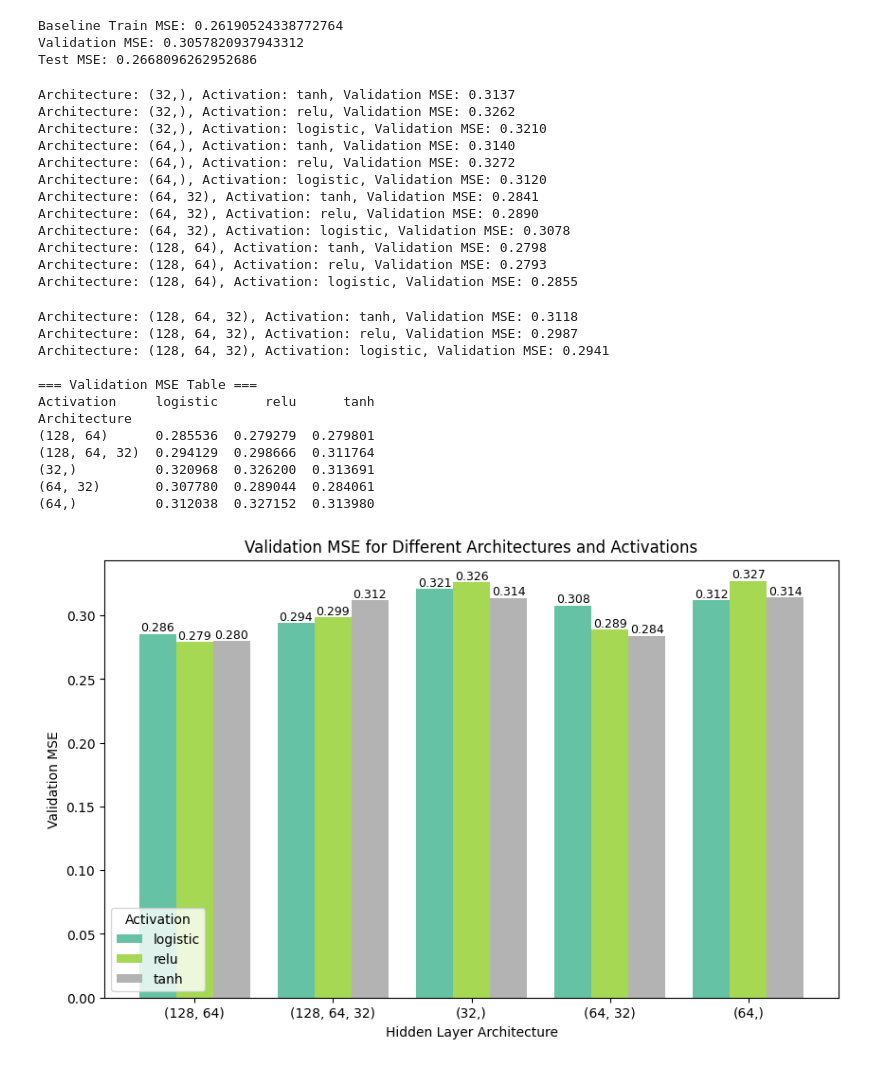
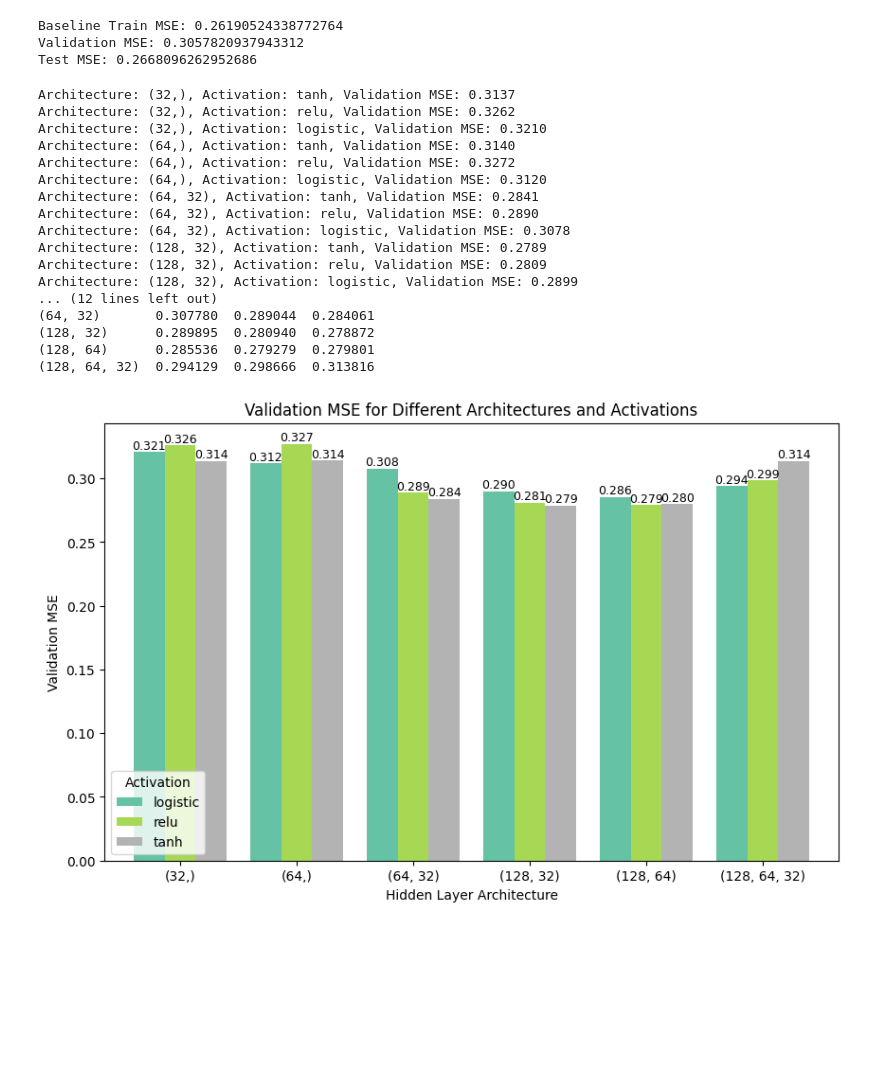
Before and after one commit to xfsd1448-uol/2603-Group-Project, a Jupyter notebook: main_Yannis.ipynb, the cells around one changed output. Drawn from its saved outputs; the diff is of its cells as text; code cells hidden in the pictures; blank space fills up the shorter version.

```diff
--- a/main_Yannis.ipynb
+++ b/main_Yannis.ipynb
@@ -344,6 +351,7 @@ architectures = [
     (32,),
     (64,),
     (64,32),
+    (128,32),
     (128,64),
     (128,64,32)
 ]
@@ -383,12 +391,18 @@ for arch in architectures:
             solver='adam',
             learning_rate_init=1e-3,
             max_iter=700,
-            n_iter_no_change=10,
             early_stopping=False,
             random_state=26
         )
+        #Adding n_iter_no_change can slightly speed up training because it affects the internal
+        #convergence checks, causing the optimizer to stabilize faster even without early stopping.
+        #添加n_iter_no_change 会稍微加快训练，因为它影响了内部收敛检查
+        # 使优化器即使在不使用 early stopping 的情况下也能更快稳定。
 
-
+        #Adding n_iter_no_change can slightly speed up training because it affects the internal
+        #convergence checks, causing the optimizer to stabilize faster even without early stopping.
+        #添加n_iter_no_change 会稍微加快训练，因为它影响了内部收敛检查
+        # 使优化器即使在不使用 early stopping 的情况下也能更快稳定。
         # Train the model on the training dataset.
         # 在训练集上训练模型
 
@@ -439,7 +453,7 @@ pivot_table = results_df.pivot(
 # 按定义的顺序重新排列架构
 # -------------------------------------------------
 
-order = ['(32,)', '(64,)', '(64, 32)', '(128, 64)', '(128, 64, 32)']
+order = ['(32,)', '(64,)', '(64, 32)', '(128, 32)','(128, 64)', '(128, 64, 32)']
 pivot_table = pivot_table.reindex(order)
 
 print("\n=== Validation MSE Table ===")
@@ -491,46 +505,39 @@ for p in ax.patches:
     # Place text at the center top of each bar
     # 在每个柱子的顶部中心位置标注数值
 
 
 
 
 
 # Add value labels above bars
 for p in ax.patches:
     height = p.get_height()
     ax.text(
         p.get_x() + p.get_width() / 2,
         height,
         f"{height:.3f}",
         ha='center',
         va='bottom',
         fontsize=9
     )
 
 plt.show()
 # %% [output]
 Architecture: (32,), Activation: tanh, Validation MSE: 0.3137
 Architecture: (32,), Activation: relu, Validation MSE: 0.3262
 Architecture: (32,), Activation: logistic, Validation MSE: 0.3210
 Architecture: (64,), Activation: tanh, Validation MSE: 0.3140
 Architecture: (64,), Activation: relu, Validation MSE: 0.3272
 Architecture: (64,), Activation: logistic, Validation MSE: 0.3120
 Architecture: (64, 32), Activation: tanh, Validation MSE: 0.2841
 Architecture: (64, 32), Activation: relu, Validation MSE: 0.2890
 Architecture: (64, 32), Activation: logistic, Validation MSE: 0.3078
-Architecture: (128, 64), Activation: tanh, Validation MSE: 0.2798
-Architecture: (128, 64), Activation: relu, Validation MSE: 0.2793
-Architecture: (128, 64), Activation: logistic, Validation MSE: 0.2855
+Architecture: (128, 32), Activation: tanh, Validation MSE: 0.2789
+Architecture: (128, 32), Activation: relu, Validation MSE: 0.2809
+Architecture: (128, 32), Activation: logistic, Validation MSE: 0.2899
+... (12 lines left out)
+(64, 32)       0.307780  0.289044  0.284061
+(128, 32)      0.289895  0.280940  0.278872
+(128, 64)      0.285536  0.279279  0.279801
+(128, 64, 32)  0.294129  0.298666  0.313816
-Architecture: (128, 64, 32), Activation: tanh, Validation MSE: 0.3118
-Architecture: (128, 64, 32), Activation: relu, Validation MSE: 0.2987
-Architecture: (128, 64, 32), Activation: logistic, Validation MSE: 0.2941
-
-=== Validation MSE Table ===
-Activation     logistic      relu      tanh
-Architecture
-(128, 64)      0.285536  0.279279  0.279801
-(128, 64, 32)  0.294129  0.298666  0.311764
-(32,)          0.320968  0.326200  0.313691
-(64, 32)       0.307780  0.289044  0.284061
-(64,)          0.312038  0.327152  0.313980
-[figure, old version]
+[figure, new version]
```
Also changed, not shown: parts of 1 cell of this notebook, 1 other file.
